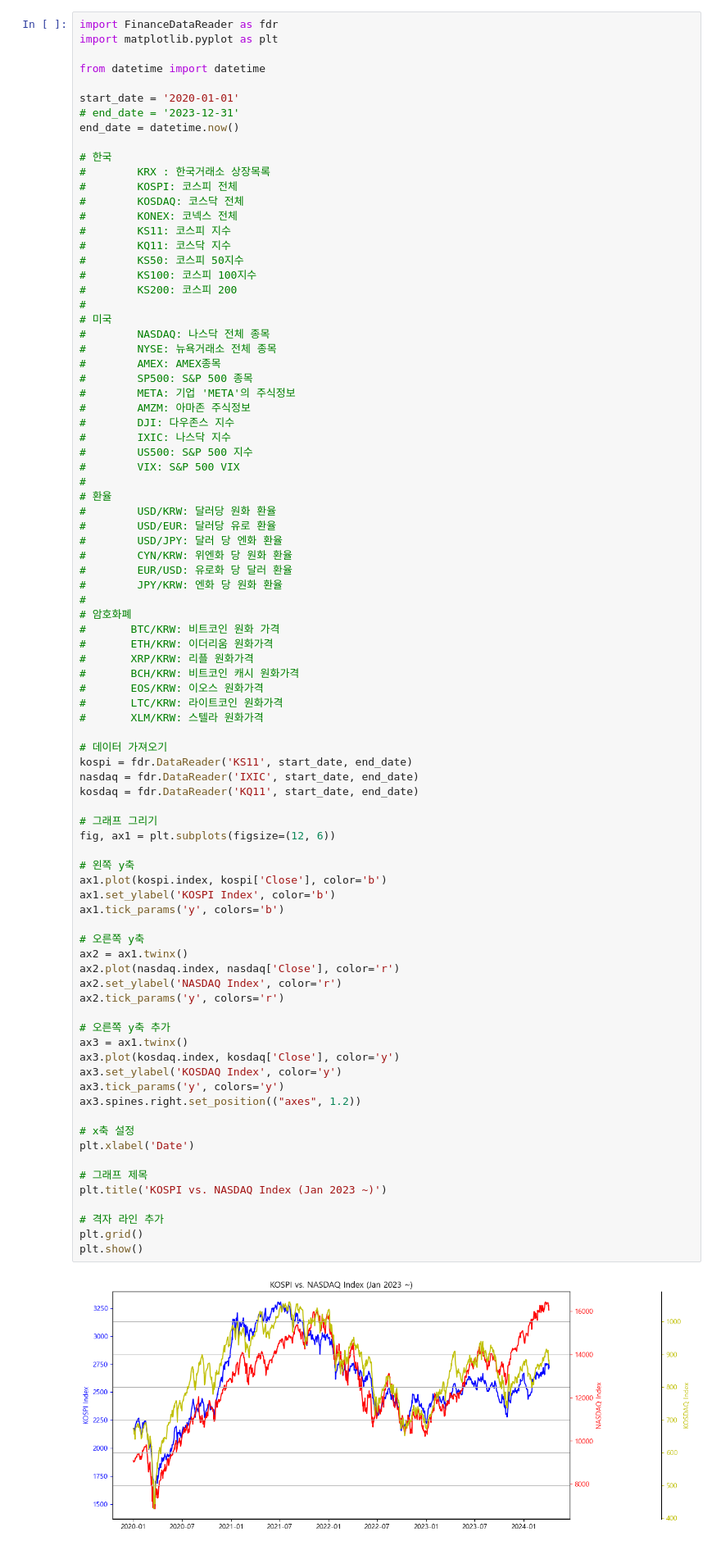
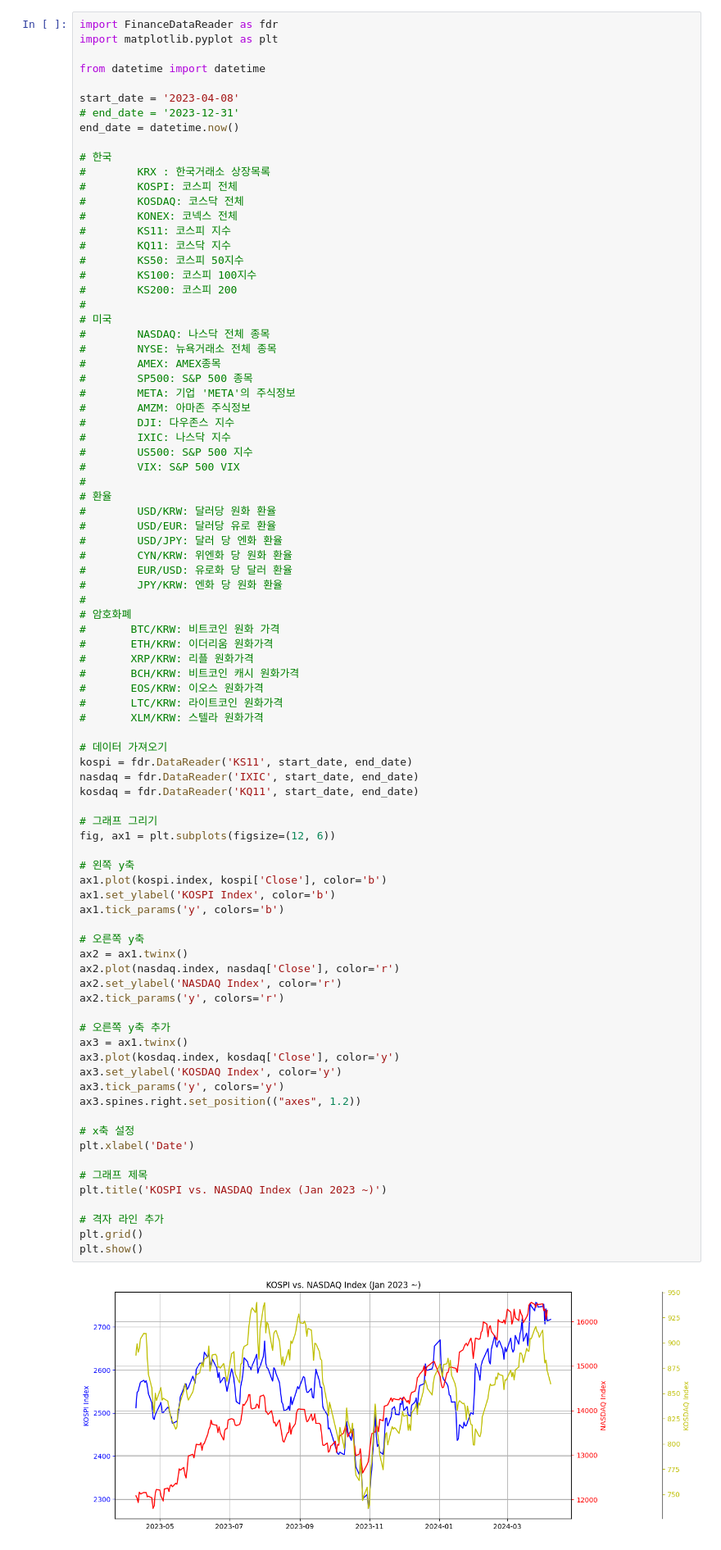
Before and after one commit to kusool72/python, a Jupyter notebook: 거시경제지표.ipynb, the cells around one changed output. Shown at 82% size. Saved outputs shown, nothing was run; the diff lists cells and outputs as text.

```diff
--- a/거시경제지표.ipynb
+++ b/거시경제지표.ipynb
@@ -86,7 +86,7 @@ import matplotlib.pyplot as plt
 
 from datetime import datetime
 
-start_date = '2020-01-01'
+start_date = '2023-04-08'
 # end_date = '2023-12-31'
 end_date = datetime.now()
 
@@ -139,31 +139,31 @@ kosdaq = fdr.DataReader('KQ11', start_date, end_date)
 fig, ax1 = plt.subplots(figsize=(12, 6))
 
 # 왼쪽 y축
 ax1.plot(kospi.index, kospi['Close'], color='b')
 ax1.set_ylabel('KOSPI Index', color='b')
 ax1.tick_params('y', colors='b')
 
 # 오른쪽 y축
 ax2 = ax1.twinx()
 ax2.plot(nasdaq.index, nasdaq['Close'], color='r')
 ax2.set_ylabel('NASDAQ Index', color='r')
 ax2.tick_params('y', colors='r')
 
 # 오른쪽 y축 추가
 ax3 = ax1.twinx()
 ax3.plot(kosdaq.index, kosdaq['Close'], color='y')
 ax3.set_ylabel('KOSDAQ Index', color='y')
 ax3.tick_params('y', colors='y')
 ax3.spines.right.set_position(("axes", 1.2))
 
 # x축 설정
 plt.xlabel('Date')
 
 # 그래프 제목
 plt.title('KOSPI vs. NASDAQ Index (Jan 2023 ~)')
 
 # 격자 라인 추가
 plt.grid()
 plt.show()
 # %% [output]
-[figure, old version]
+[figure, new version]
```
Also changed, not shown: parts of 17 cells of this notebook, 3 other files.
